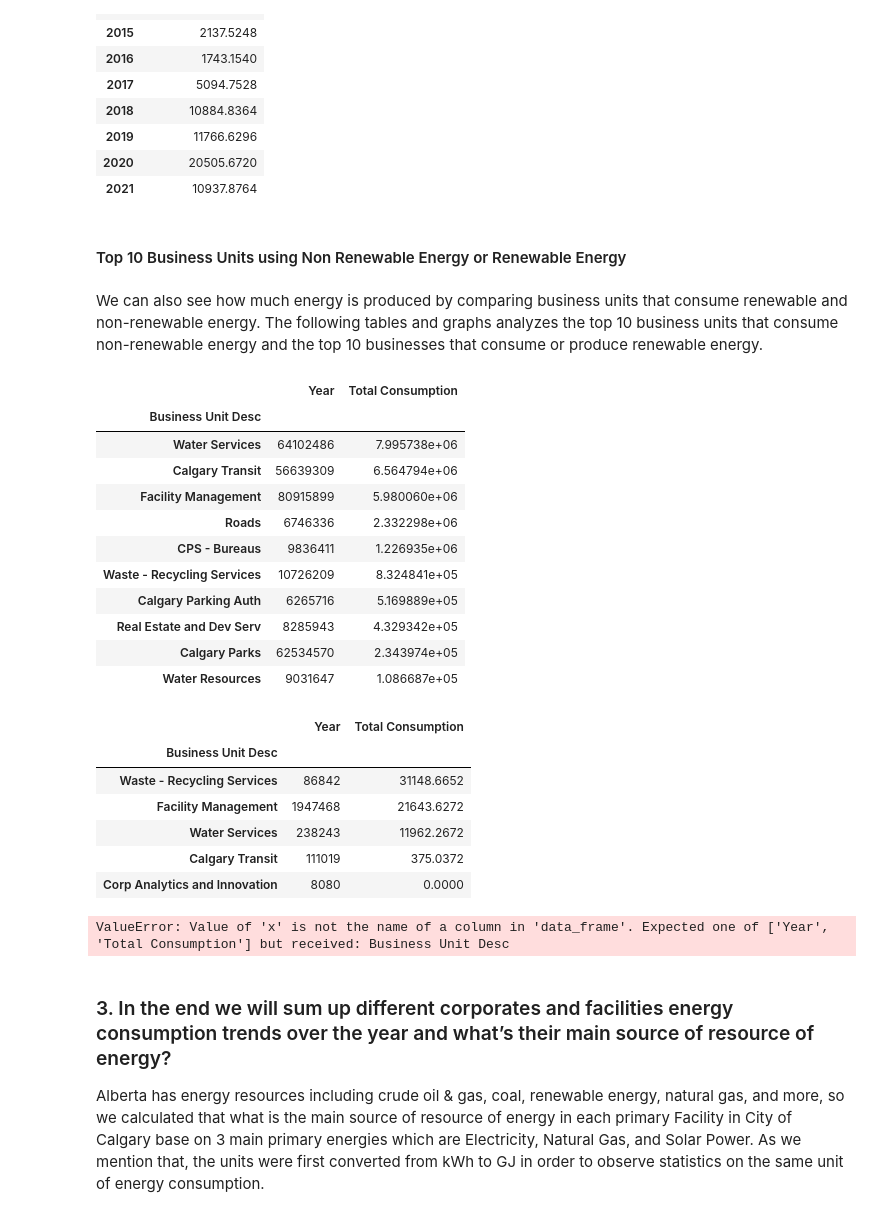
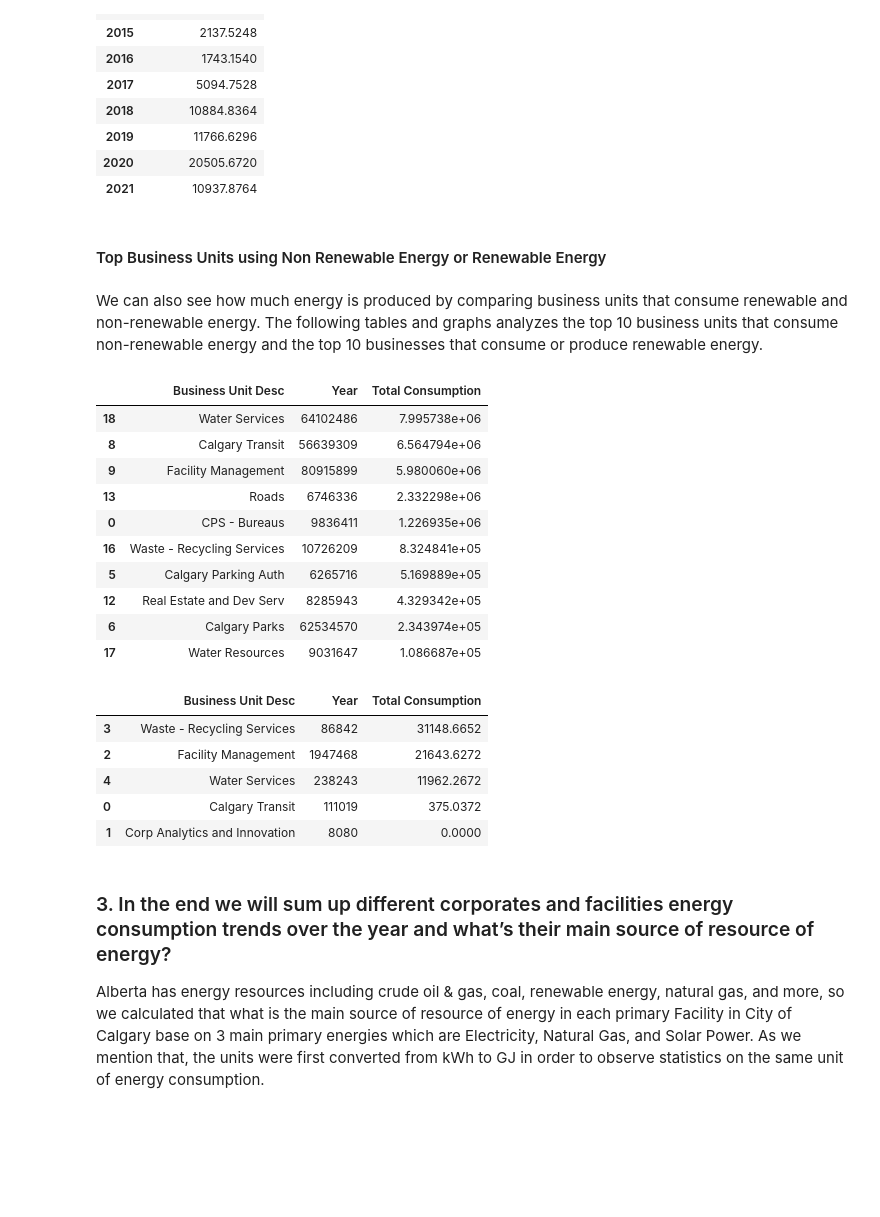
Before and after one commit to deshant19/Corporate-Energy-Consumption-Data-Visualization, a Jupyter notebook: notebooks/Corporate Energy Consumption.ipynb, the cells around one changed output. Saved outputs shown, nothing was run; the diff lists cells and outputs as text; code cells hidden in the pictures; blank space fills up the shorter version.

```diff
--- a/notebooks/Corporate Energy Consumption.ipynb
+++ b/notebooks/Corporate Energy Consumption.ipynb
@@ -422,51 +422,61 @@ fig.show()
 | 2020 | 20505.6720 |
 | 2021 | 10937.8764 |
 # %% [markdown]
-#### Top 10 Business Units using Non Renewable Energy or Renewable Energy
+#### Top Business Units using Non Renewable Energy or Renewable Energy
 # %% [markdown]
 We can also see how much energy is produced by comparing business units that consume renewable and non-renewable energy. The following tables and graphs analyzes the top 10 business units that consume non-renewable energy and the top 10 businesses that consume or produce renewable energy.
 # %%
 non_renewable_energy= energydata[(energydata['Energy Description'] == 'Natural Gas') | (energydata['Energy Description'] == 'Electricity')]
 renewable_energy= energydata[(energydata['Energy Description'] == 'Solar Power') | (energydata['Energy Description'] == 'Solar Thermal')]
-# Top 10 Facilities using Non renewable energy
-grouped_non_renewable_bizunit=non_renewable_energy.groupby('Business Unit Desc').sum().sort_values('Total Consumption', ascending=[False]).head(10)
+# Top 10 Business Unit Desc using Non renewable energy
+grouped_non_renewable_bizunit=non_renewable_energy.groupby('Business Unit Desc').sum().reset_index().sort_values('Total Consumption', ascending=[False]).head(10)
 display(grouped_non_renewable_bizunit)
-# Top 10 Facilities using renewable energy
-grouped_renewable_bizunit=renewable_energy.groupby('Business Unit Desc').sum().sort_values('Total Consumption', ascending=[False]).head(10)
+# Top 10 Business Unit Desc using renewable energy
+grouped_renewable_bizunit=renewable_energy.groupby('Business Unit Desc').sum().reset_index().sort_values('Total Consumption', ascending=[False]).head(10)
 display(grouped_renewable_bizunit)
 
 fig = px.bar(grouped_non_renewable_bizunit, x='Business Unit Desc', y='Total Consumption')
+#fig = px.bar(grouped_renewable_bizunit, x='Business Unit Desc', y='Total Consumption')
 fig.update_layout(
     title="Energy produced from non renewable resources",
     xaxis_title="Years",
     yaxis_title="Total Non Renewable Consumption",
     font=dict(
         size=15,
         color="#7f7f7f"
     )
 )
 fig.show()
+
+fig = px.bar(grouped_renewable_bizunit, x='Business Unit Desc', y='Total Consumption')
+fig.update_layout(
+    title="Energy produced from non renewable resources",
+    xaxis_title="Years",
+    yaxis_title="Total Non Renewable Consumption",
+    font=dict(
+        size=15,
+        color="#7f7f7f"
+    )
+)
+fig.show()
 # %% [output]
-|  | Year | Total Consumption |
-| Business Unit Desc |  |  |
-| Water Services | 64102486 | 7.995738e+06 |
-| Calgary Transit | 56639309 | 6.564794e+06 |
-| Facility Management | 80915899 | 5.980060e+06 |
-| Roads | 6746336 | 2.332298e+06 |
-| CPS - Bureaus | 9836411 | 1.226935e+06 |
-| Waste - Recycling Services | 10726209 | 8.324841e+05 |
-| Calgary Parking Auth | 6265716 | 5.169889e+05 |
-| Real Estate and Dev Serv | 8285943 | 4.329342e+05 |
-| Calgary Parks | 62534570 | 2.343974e+05 |
-| Water Resources | 9031647 | 1.086687e+05 |
+|  | Business Unit Desc | Year | Total Consumption |
+| 18 | Water Services | 64102486 | 7.995738e+06 |
+| 8 | Calgary Transit | 56639309 | 6.564794e+06 |
+| 9 | Facility Management | 80915899 | 5.980060e+06 |
+| 13 | Roads | 6746336 | 2.332298e+06 |
+| 0 | CPS - Bureaus | 9836411 | 1.226935e+06 |
+| 16 | Waste - Recycling Services | 10726209 | 8.324841e+05 |
+| 5 | Calgary Parking Auth | 6265716 | 5.169889e+05 |
+| 12 | Real Estate and Dev Serv | 8285943 | 4.329342e+05 |
+| 6 | Calgary Parks | 62534570 | 2.343974e+05 |
+| 17 | Water Resources | 9031647 | 1.086687e+05 |
-|  | Year | Total Consumption |
-| Business Unit Desc |  |  |
-| Waste - Recycling Services | 86842 | 31148.6652 |
-| Facility Management | 1947468 | 21643.6272 |
-| Water Services | 238243 | 11962.2672 |
-| Calgary Transit | 111019 | 375.0372 |
-| Corp Analytics and Innovation | 8080 | 0.0000 |
+|  | Business Unit Desc | Year | Total Consumption |
+| 3 | Waste - Recycling Services | 86842 | 31148.6652 |
+| 2 | Facility Management | 1947468 | 21643.6272 |
+| 4 | Water Services | 238243 | 11962.2672 |
+| 0 | Calgary Transit | 111019 | 375.0372 |
+| 1 | Corp Analytics and Innovation | 8080 | 0.0000 |
-ValueError: Value of 'x' is not the name of a column in 'data_frame'. Expected one of ['Year', 'Total Consumption'] but received: Business Unit Desc
 # %% [markdown]
 ### 3. In the end we will sum up different corporates and facilities energy consumption trends over the year and what’s their main source of resource of energy?
 
```
Also changed, not shown: parts of 3 cells of this notebook.
